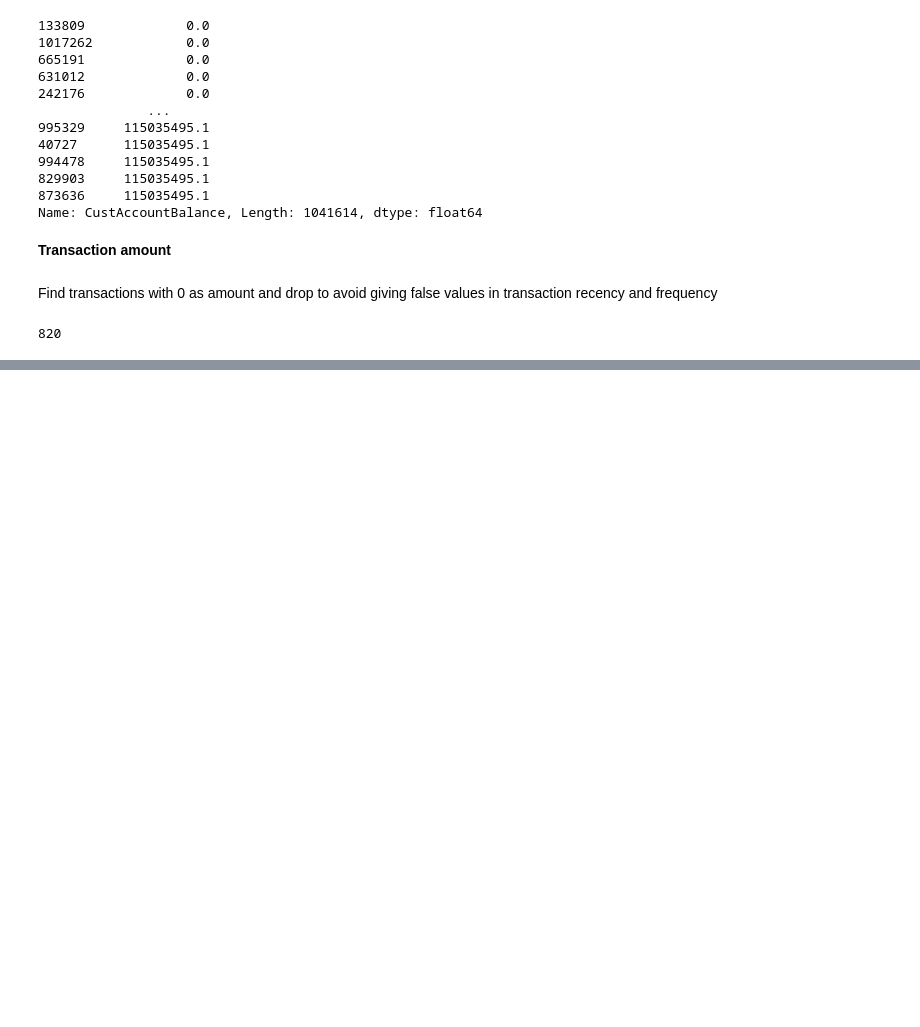
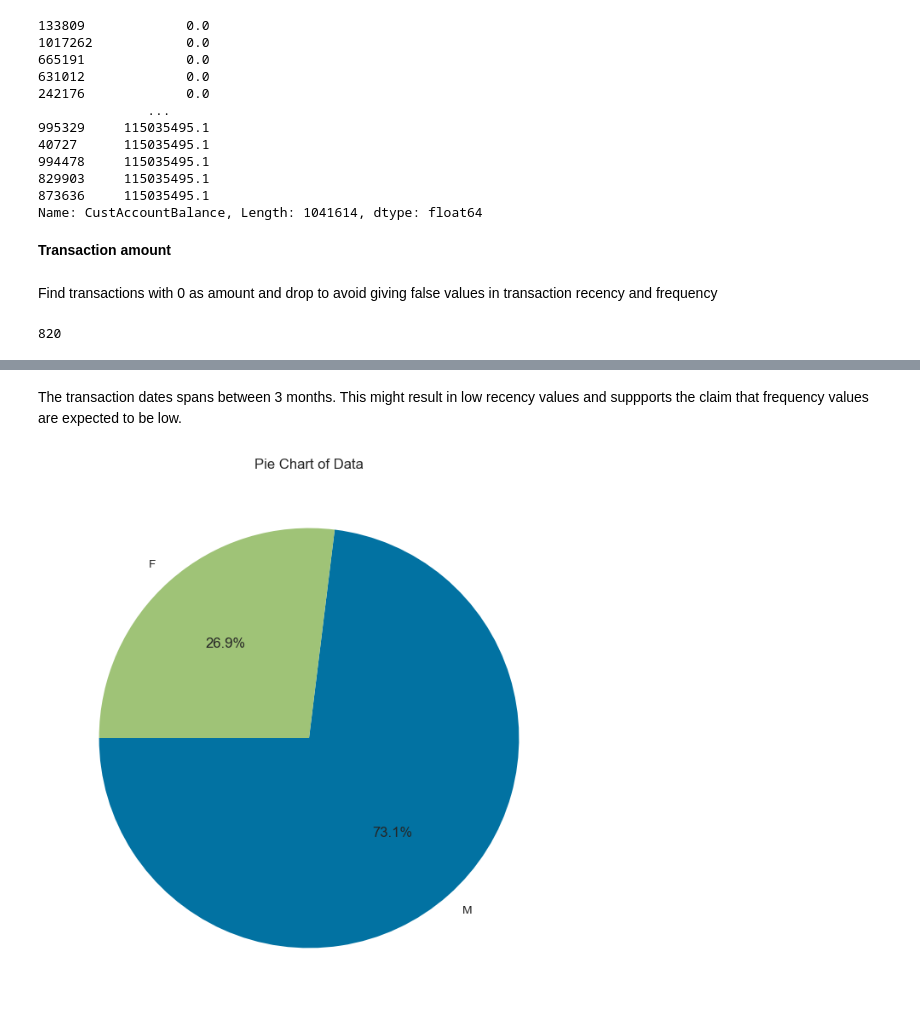
Before and after one commit to Emerald-GitHub/RFM-Based-Customer-Segmentation, a Jupyter notebook: Notebooks/RFM_Customer_Segmentation_solution.ipynb, the cells around one changed output, grey strips where cells are left out. Cells and saved outputs as stored; diff of their text form; code cells hidden in the pictures; blank space fills up the shorter version.

```diff
--- a/Notebooks/RFM_Customer_Segmentation_solution.ipynb
+++ b/Notebooks/RFM_Customer_Segmentation_solution.ipynb
@@ -329,0 +352,12 @@ df.drop(df[df["TransactionAmount (INR)"] == 0].index.tolist(), axis = 0, inplace
+# %% [markdown]
+The transaction dates spans between 3 months. This might result in low recency values and suppports the claim that frequency values are expected to be low.
+# %%
+# Create a pie chart
+plt.figure(figsize=(8, 8))
+gender_count = df["CustGender"].value_counts()
+plt.pie(gender_count,labels = gender_count.index, autopct='%1.1f%%', startangle=180)
+plt.title('Pie Chart of Data')
+
+plt.show()
+# %% [output]
+[figure, added]
```
Also changed, not shown: parts of 60 cells of this notebook.
